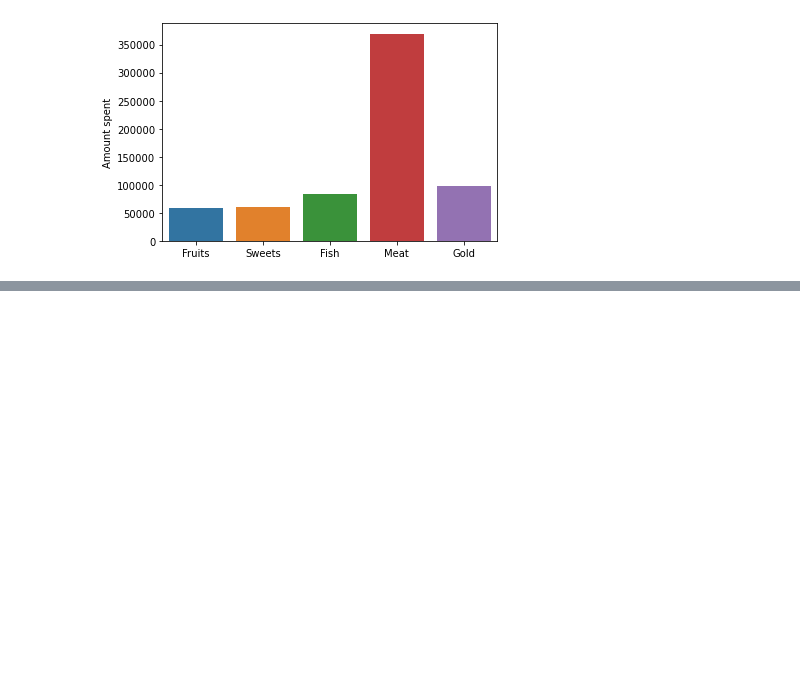
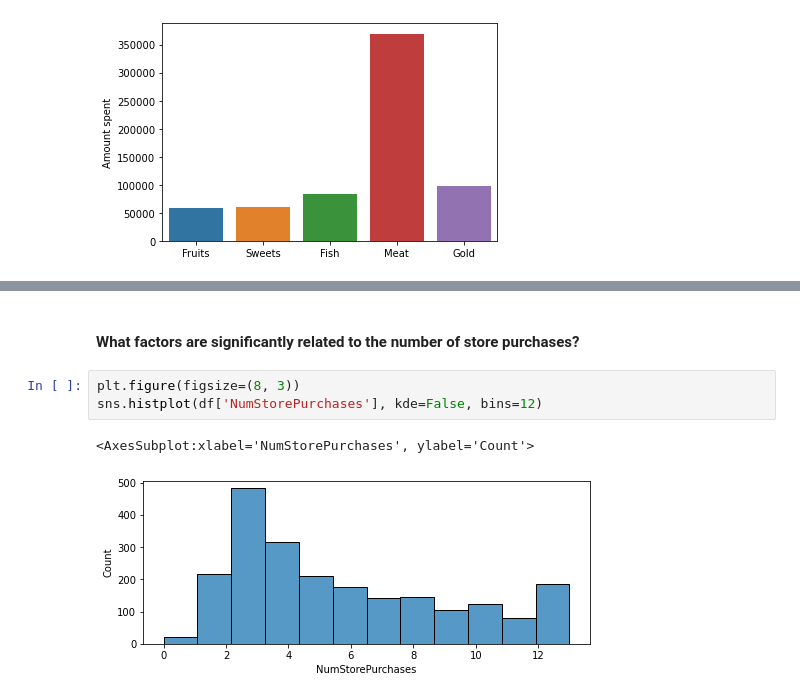
Before and after one commit to mmonch/Marketing_analysis, a Jupyter notebook: notebooks/plots.ipynb, the cells around one changed output, grey strips where cells are left out. Cells and saved outputs as stored; diff of their text form; blank space fills up the shorter version.

```diff
--- a/notebooks/plots.ipynb
+++ b/notebooks/plots.ipynb
@@ -65,0 +124,8 @@ plt.ylabel('Amount spent');
+# %% [markdown]
+#### What factors are significantly related to the number of store purchases?
+# %%
+plt.figure(figsize=(8, 3))
+sns.histplot(df['NumStorePurchases'], kde=False, bins=12)
+# %% [output]
+<AxesSubplot:xlabel='NumStorePurchases', ylabel='Count'>
+[figure, added]
```
Also changed, not shown: parts of 10 cells of this notebook, 2 other files.
